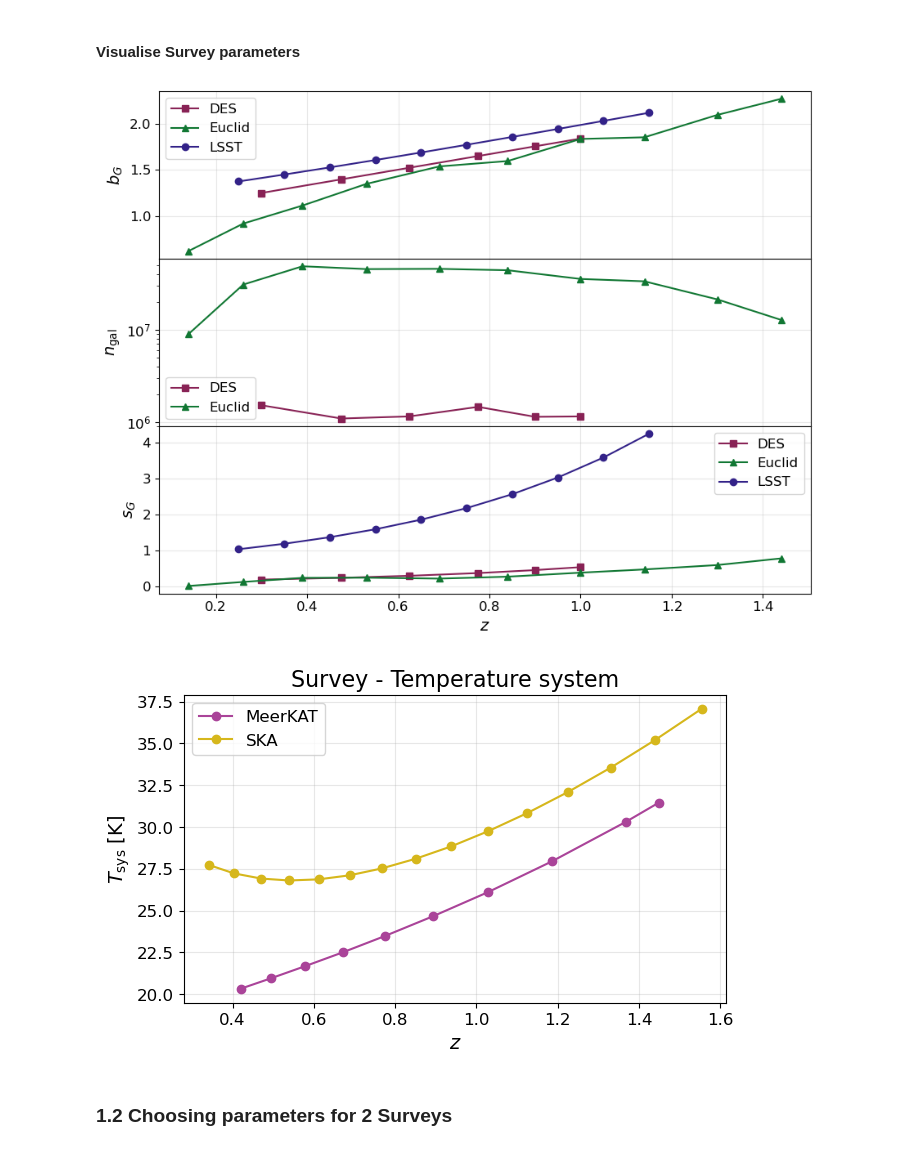
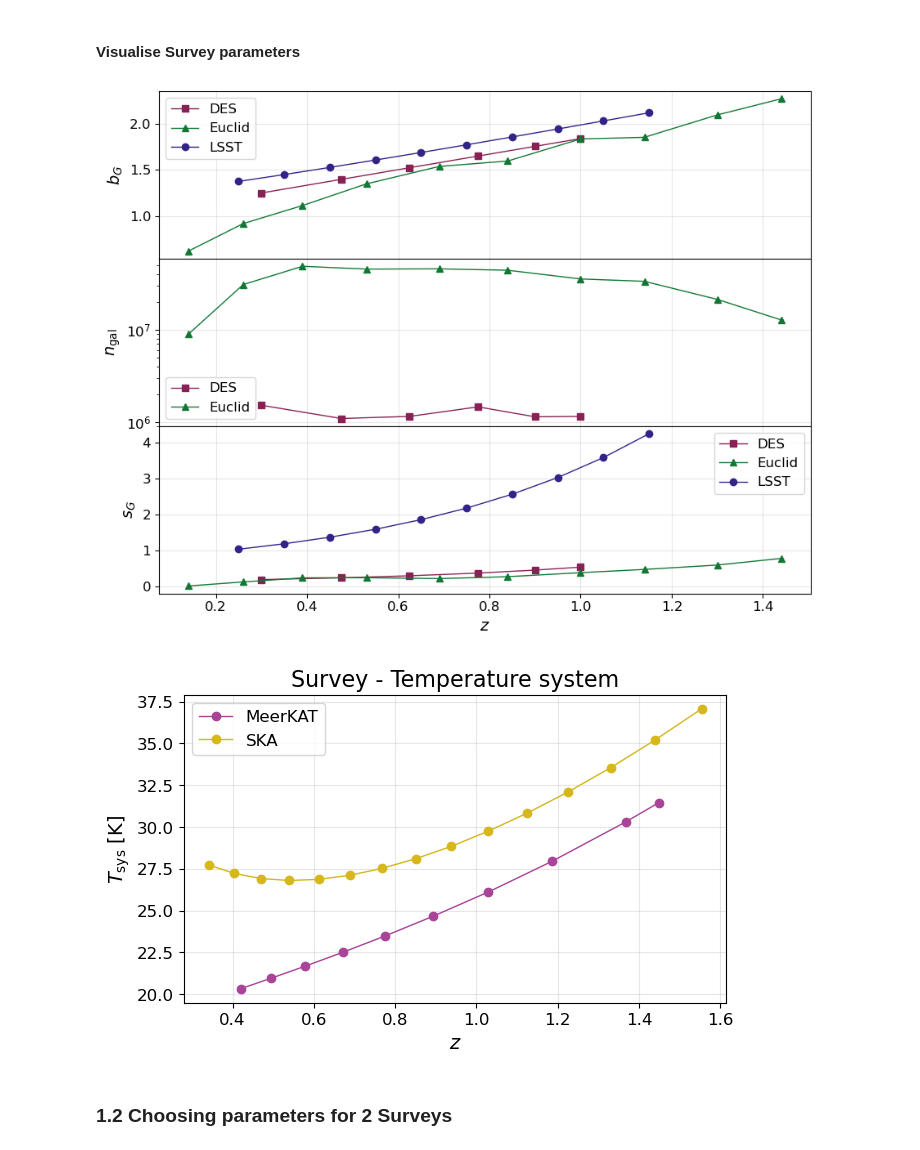
Before and after one commit to GreenTS27/Photo_Surveys-HI_IM-Fisher_Matrix, a Jupyter notebook: Fisher_Matrix_C_ell_vs_w_t.ipynb, the cells around one changed output. Cells and saved outputs as stored; diff of their text form; code cells hidden in the pictures.

```diff
--- a/Fisher_Matrix_C_ell_vs_w_t.ipynb
+++ b/Fisher_Matrix_C_ell_vs_w_t.ipynb
@@ -1086,50 +1130,50 @@ fig, axes = plt.subplots(nrows=3, ncols=1, figsize=(9,7), sharex="col",
                         gridspec_kw={ 'hspace': 0}  # no spacing
                         )
 # First subplot: Galaxy bias
-axes[0].plot(arr_z_central_DES, gal_bias_DES(arr_z_central_DES), "-s", color=Galaxy_Colors[0], label="DES")
-axes[0].plot(arr_z_central_Euclid[:10], arr_bias_gal_Euclid[:10], "-^", color=Galaxy_Colors[2],label="Euclid")
-axes[0].plot(arr_z_central_LSST_Y10, arr_gal_bias_LSST_Y10, "-o", color=Galaxy_Colors[4],label="LSST")
+axes[0].plot(arr_z_central_DES, gal_bias_DES(arr_z_central_DES), "-s", lw=1, color=Galaxy_Colors[0], label="DES")
+axes[0].plot(arr_z_central_Euclid[:10], arr_bias_gal_Euclid[:10], "-^", lw=1, color=Galaxy_Colors[2],label="Euclid")
+axes[0].plot(arr_z_central_LSST_Y10, arr_gal_bias_LSST_Y10, "-o", lw=1, color=Galaxy_Colors[4],label="LSST")
 axes[0].set_ylabel(r"$b_G$")
 axes[0].legend()
 axes[0].grid(True, alpha=0.3)
 
 # Second subplot: Number density of galaxies
-axes[1].plot(arr_z_central_DES, arr_ngal_bin_DES, "-s", color=Galaxy_Colors[0],label="DES")
-axes[1].plot(arr_z_central_Euclid[:10], arr_ngal_bin_Euclid[:10], "-^", color=Galaxy_Colors[2],label="Euclid")
+axes[1].plot(arr_z_central_DES, arr_ngal_bin_DES, "-s", lw=1, color=Galaxy_Colors[0],label="DES")
+axes[1].plot(arr_z_central_Euclid[:10], arr_ngal_bin_Euclid[:10], "-^", lw=1, color=Galaxy_Colors[2],label="Euclid")
 # Note: LSST plot commented out in original
 axes[1].set_ylabel(r"$n_\text{gal}$")
 axes[1].set_yscale("log")
 axes[1].legend()
 axes[1].grid(True, alpha=0.3)
 
 # Third subplot: Magnification bias
-axes[2].plot(arr_z_central_DES, mag_bias_DES(arr_z_central_DES), "-s", color=Galaxy_Colors[0],label="DES")
-axes[2].plot(arr_z_central_Euclid[:10], arr_mag_bias_Euclid[:10], "-^", color=Galaxy_Colors[2],label="Euclid")
-axes[2].plot(arr_z_central_LSST_Y10, mag_bias_DES(arr_gal_bias_LSST_Y10), "-o", color=Galaxy_Colors[4],label="LSST")
+axes[2].plot(arr_z_central_DES, mag_bias_DES(arr_z_central_DES), "-s", lw=1,color=Galaxy_Colors[0],label="DES")
+axes[2].plot(arr_z_central_Euclid[:10], arr_mag_bias_Euclid[:10], "-^", lw=1,color=Galaxy_Colors[2],label="Euclid")
+axes[2].plot(arr_z_central_LSST_Y10, mag_bias_DES(arr_gal_bias_LSST_Y10), "-o", lw=1,color=Galaxy_Colors[4],label="LSST")
 axes[2].set_xlabel(r"$z$")
 axes[2].set_ylabel(r"$s_G$")
 axes[2].legend()
 axes[2].grid(True, alpha=0.3)
 
 # Adjust layout and display
 plt.tight_layout()
 plt.show()
 
 
 HI_Colors = ["#AA4499", "#D6B71C"]
 
 plt.figure(figsize=(7,4))
 plt.title("Survey - Temperature system", fontsize=16)
-plt.plot(arr_zs_Tsys, arr_Tsys_MK, "-o", color=HI_Colors[0], label="MeerKAT")
-plt.plot(arr_zs_Tsys_SKA[10:], arr_Tsys_SKA[10:], "-o", color=HI_Colors[1], label="SKA")
+plt.plot(arr_zs_Tsys, arr_Tsys_MK, "-o", lw=1, color=HI_Colors[0], label="MeerKAT")
+plt.plot(arr_zs_Tsys_SKA[10:], arr_Tsys_SKA[10:], "-o", lw=1, color=HI_Colors[1], label="SKA")
 plt.grid(True, alpha=0.3)
 plt.xlabel(r"$z$")
 plt.ylabel(r"$T_\text{sys}$ [K]")
 plt.legend()
 plt.show()
 # %% [output]
-[figure, old version]
+[figure, new version]
-[figure, old version]
+[figure, new version]
 # %% [markdown]
 ### 1.2 Choosing parameters for 2 Surveys
 # %%
```
Also changed, not shown: parts of 22 cells of this notebook.
